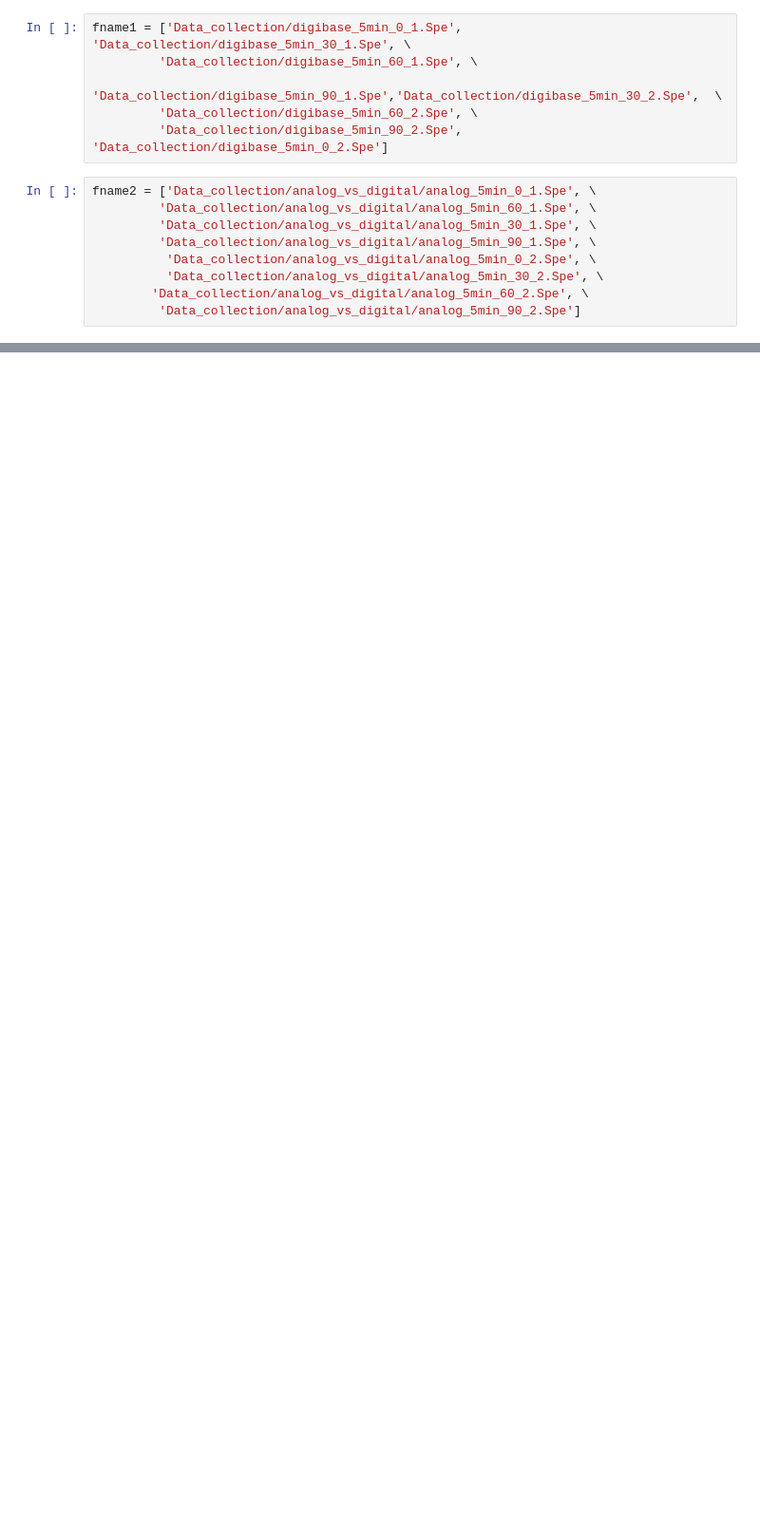
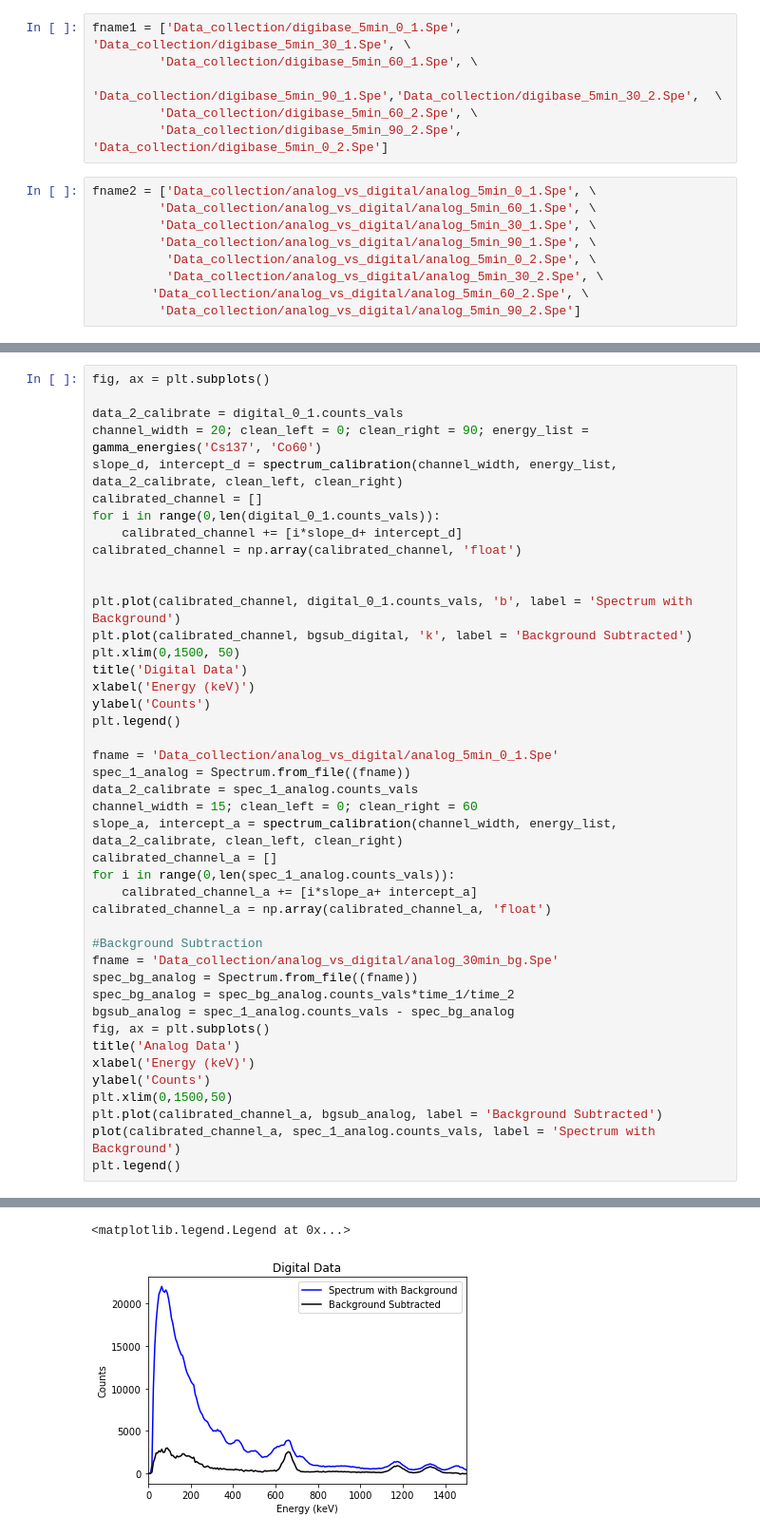
Before and after one commit to mattmar2410/Digibase-vs-Analog-comparison, a Jupyter notebook: digibase_analog_comparison/NaI_analysis.ipynb, the cells around one changed output, grey strips where cells are left out. Shown: that part at 95% size. Saved outputs shown, nothing was run; the diff lists cells and outputs as text; blank space fills up the shorter version.

```diff
--- a/digibase_analog_comparison/NaI_analysis.ipynb
+++ b/digibase_analog_comparison/NaI_analysis.ipynb
@@ -225,0 +102,44 @@ This cell combines the simulation, analog, and digital information together into
+# %%
+fig, ax = plt.subplots()
+
+data_2_calibrate = digital_0_1.counts_vals
+channel_width = 20; clean_left = 0; clean_right = 90; energy_list = gamma_energies('Cs137', 'Co60')
+slope_d, intercept_d = spectrum_calibration(channel_width, energy_list, data_2_calibrate, clean_left, clean_right)
+calibrated_channel = []
+for i in range(0,len(digital_0_1.counts_vals)):
+    calibrated_channel += [i*slope_d+ intercept_d]
+calibrated_channel = np.array(calibrated_channel, 'float')
+
+
+plt.plot(calibrated_channel, digital_0_1.counts_vals, 'b', label = 'Spectrum with Background')
+plt.plot(calibrated_channel, bgsub_digital, 'k', label = 'Background Subtracted')
+plt.xlim(0,1500, 50)
+title('Digital Data')
+xlabel('Energy (keV)')
+ylabel('Counts')
+plt.legend()
+
+fname = 'Data_collection/analog_vs_digital/analog_5min_0_1.Spe'
+spec_1_analog = Spectrum.from_file((fname))
+data_2_calibrate = spec_1_analog.counts_vals
+channel_width = 15; clean_left = 0; clean_right = 60
+slope_a, intercept_a = spectrum_calibration(channel_width, energy_list, data_2_calibrate, clean_left, clean_right)
+calibrated_channel_a = []
+for i in range(0,len(spec_1_analog.counts_vals)):
+    calibrated_channel_a += [i*slope_a+ intercept_a]
+calibrated_channel_a = np.array(calibrated_channel_a, 'float')
+
+#Background Subtraction
+fname = 'Data_collection/analog_vs_digital/analog_30min_bg.Spe'
+spec_bg_analog = Spectrum.from_file((fname))
+spec_bg_analog = spec_bg_analog.counts_vals*time_1/time_2
+bgsub_analog = spec_1_analog.counts_vals - spec_bg_analog
+fig, ax = plt.subplots()
+title('Analog Data')
+xlabel('Energy (keV)')
+ylabel('Counts')
+plt.xlim(0,1500,50)
+plt.plot(calibrated_channel_a, bgsub_analog, label = 'Background Subtracted')
+plot(calibrated_channel_a, spec_1_analog.counts_vals, label = 'Spectrum with Background')
+plt.legend()
+# %% [output]
@@ -225,0 +156,2 @@ This cell combines the simulation, analog, and digital information together into
+<matplotlib.legend.Legend at 0x...>
+[figure, added]
```
Also changed, not shown: parts of 24 cells of this notebook, 3 other files.
